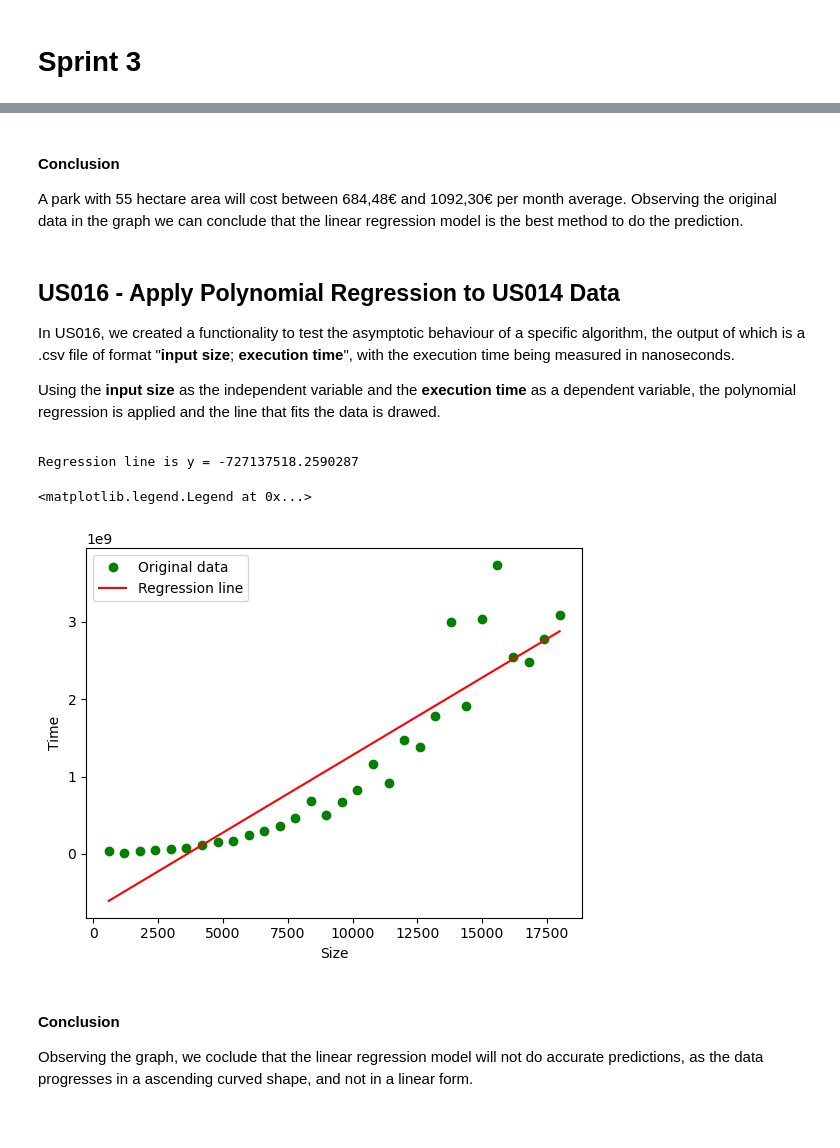
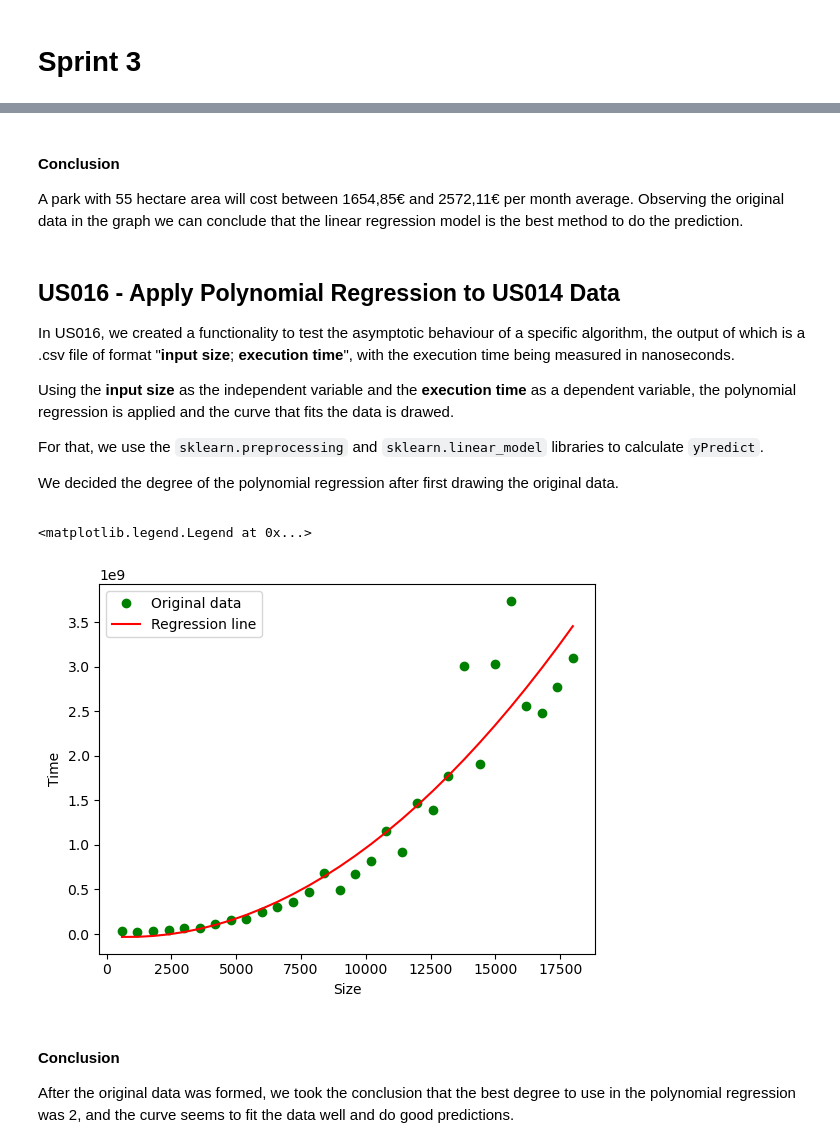
Before and after one commit to Departamento-de-Engenharia-Informatica/lei-24-s2-1dkl-g134, a Jupyter notebook: MATCP Deliverables/MATCP-US-Solutions.ipynb, the cells around one changed output, grey strips where cells are left out. Cells and saved outputs as stored; diff of their text form; code cells hidden in the pictures.

````diff
--- a/MATCP Deliverables/MATCP-US-Solutions.ipynb
+++ b/MATCP Deliverables/MATCP-US-Solutions.ipynb
@@ -394,27 +394,44 @@ Based on linear regression model, a park with 55 hectares will have between 684.
 # %% [markdown]
 #### Conclusion
-A park with 55 hectare area will cost between 684,48€ and 1092,30€ per month average. Observing the original data in the graph we can conclude that the linear regression model is the best method to do the prediction.
+A park with 55 hectare area will cost between 1654,85€ and 2572,11€ per month average. Observing the original data in the graph we can conclude that the linear regression model is the best method to do the prediction.
 # %% [markdown]
 ## US016 - Apply Polynomial Regression to US014 Data
 <p> In US016, we created a functionality to test the asymptotic behaviour of a specific algorithm, the output of which is a .csv file of format "<b>input size</b>; <b>execution time</b>", with the execution time being measured in nanoseconds.
-<p>Using the <b>input size</b> as the independent variable and the <b>execution time</b> as a dependent variable, the polynomial regression is applied and the line that fits the data is drawed.
+<p>Using the <b>input size</b> as the independent variable and the <b>execution time</b> as a dependent variable, the polynomial regression is applied and the curve that fits the data is drawed.
+<br>
+
+For that, we use the ```sklearn.preprocessing``` and ```sklearn.linear_model``` libraries to calculate ```yPredict```.
+<br>
+
+We decided the degree of the polynomial regression after first drawing the original data.
 # %%
+from sklearn.preprocessing import PolynomialFeatures
+from sklearn.linear_model import LinearRegression
+
 us14DataDF = pandas.read_csv('../MDISC Deliverables/US014/Benchmarking-Plotter.csv', delimiter=';', header=None, names=['size', 'time'])
 
 x = us14DataDF['size']
 y = us14DataDF['time']
 
-model = stats.linregress(x, y)
-print(f'Regression line is y = {model.intercept + model.slope}')
+poly = PolynomialFeatures(degree=2, include_bias=False)
+
+polyFeatures = poly.fit_transform(x.values.reshape(-1, 1))
+
+polyRegModel = LinearRegression()
+
+polyRegModel.fit(polyFeatures, y)
+
+yPredict = polyRegModel.predict(polyFeatures)
+
 df = pandas.DataFrame(data={'x':x, 'y':y})
 plt.xlabel('Size'); plt.ylabel('Time')
 plt.plot(df.x, df.y, 'go', label='Original data')
-plt.plot(df.x, model.intercept + model.slope*df.x, 'r', label='Regression line')
+plt.plot(x, yPredict, c="red", label='Regression line')
+
 plt.legend()
 # %% [output]
-Regression line is y = -727137518.2590287
+<matplotlib.legend.Legend at 0x...>
-<matplotlib.legend.Legend at 0x...>
-[figure, old version]
+[figure, new version]
 # %% [markdown]
 #### Conclusion
-Observing the graph, we coclude that the linear regression model will not do accurate predictions, as the data progresses in a ascending curved shape, and not in a linear form.
+After the original data was formed, we took the conclusion that the best degree to use in the polynomial regression was 2, and the curve seems to fit the data well and do good predictions.
````
Also changed, not shown: parts of 3 cells of this notebook.
